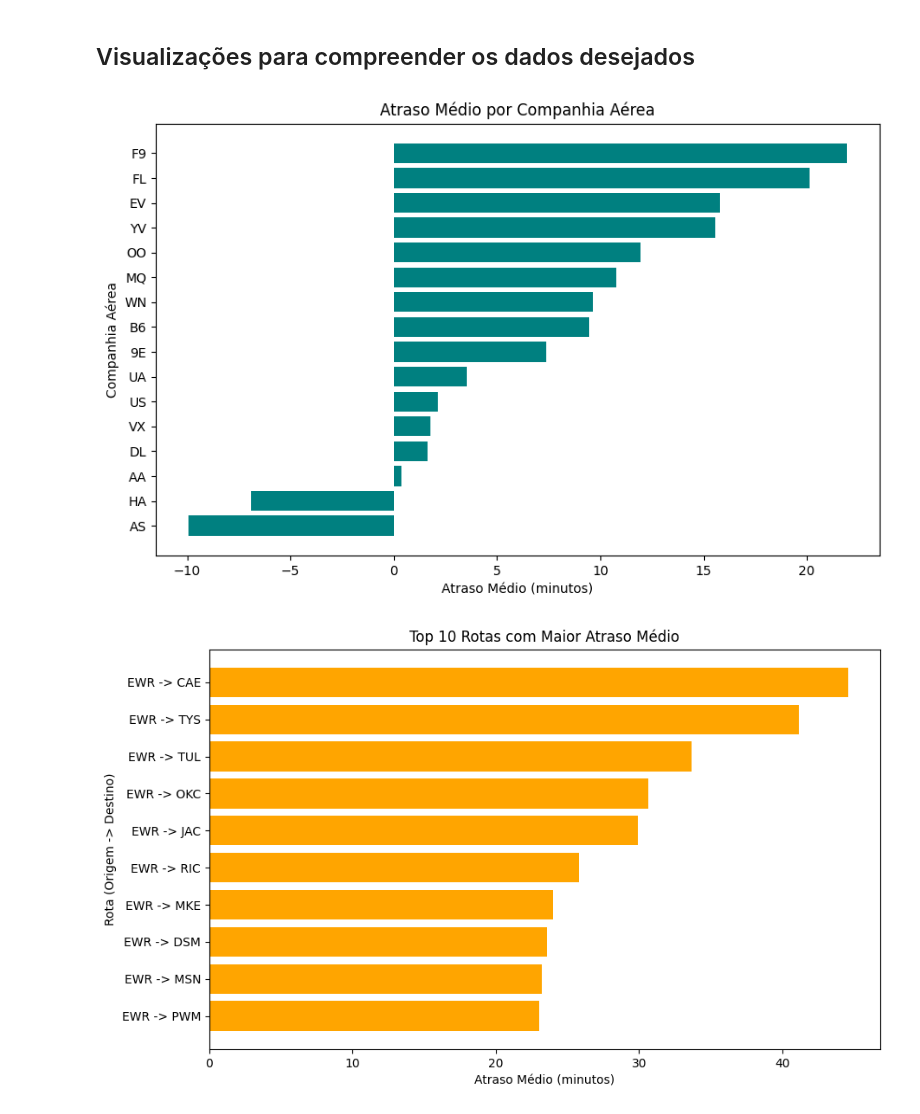
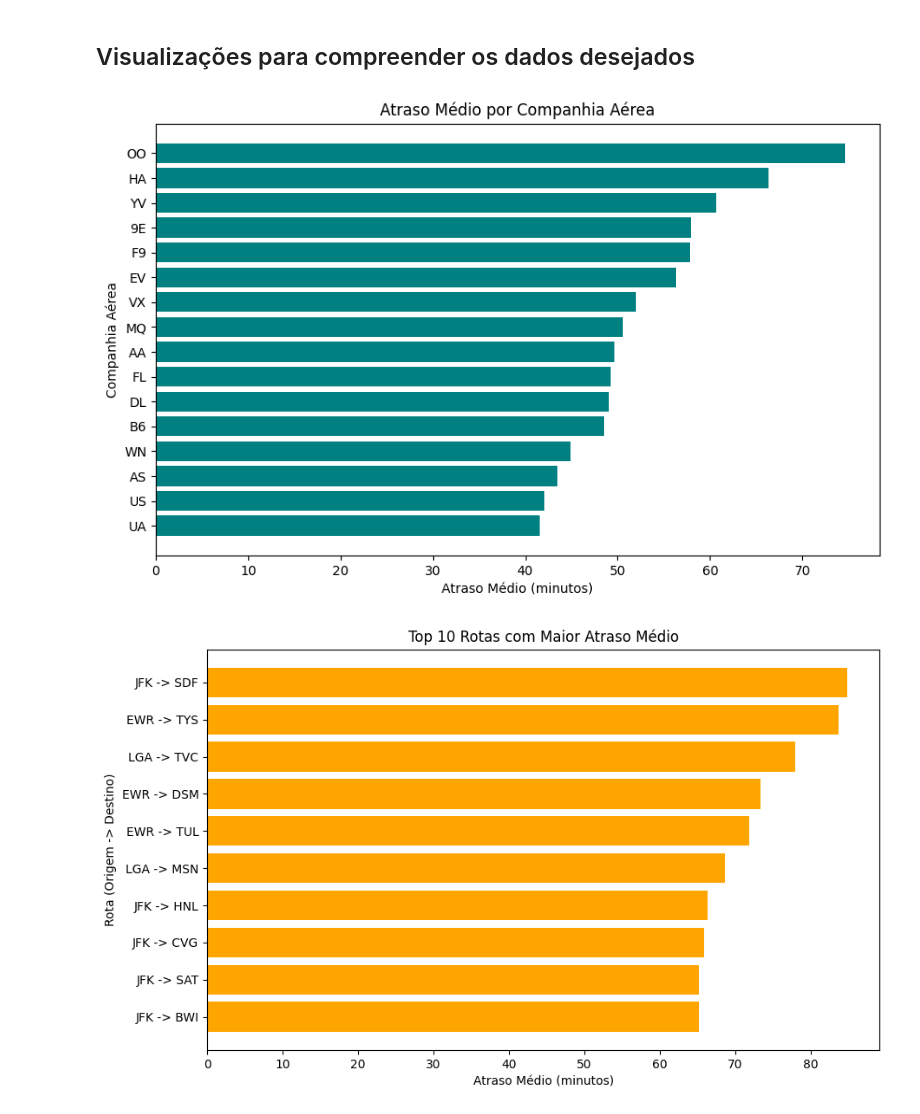
Before and after one commit to luigi-lago/Analise-Exploratoria-Atrasos, a Jupyter notebook: Notebooks/analise_exploratoria.ipynb, the cells around one changed output. Saved outputs shown, nothing was run; the diff lists cells and outputs as text; code cells hidden in the pictures.

```diff
--- a/Notebooks/analise_exploratoria.ipynb
+++ b/Notebooks/analise_exploratoria.ipynb
@@ -43,0 +46,9 @@ df.head()
+# %%
+# Removendo valores nulos
+df_cleaned = df.dropna()
+
+# Removendo valores negativos de todas as colunas numéricas
+df_cleaned = df_cleaned[(df_cleaned.select_dtypes(include=['number']) >= 0).all(1)]
+
+# Confirmando a limpeza, mostrando a quantidade de linhas após a limpeza
+df_cleaned.shape
@@ -53,14 +66,14 @@ Para determinar quais companhias aéreas registram mais atrasos, será analisado
 # Contagem de voos, média e soma de atrasos por companhia:
 
 # Gerando uma análise dos atrasos por companhia aérea:
-atrasos_por_companhia = df.groupby('carrier')['arr_delay'].agg(['mean', 'count', 'sum']).reset_index()
+atrasos_por_companhia = df_cleaned.groupby('carrier')['arr_delay'].agg(['mean', 'count', 'sum']).reset_index()
 # Renomeando as colunas para facilitar a leitura:
 atrasos_por_companhia.columns = ['Companhia', 'Atraso_Medio', 'Total_Voos', 'Soma_Atrasos']
 
 # Filtrando companhias com maiores atrasos:
 atrasos_por_companhia = atrasos_por_companhia.sort_values(by='Atraso_Medio', ascending=False)
 
-# Exibindo as 5 primeiras linhas:
+# Exibindo as 5 primeiras linhas - atrasos por companhia aérea:
 atrasos_por_companhia.head()
 # %% [output]
 |  | Companhia | Atraso_Medio | Total_Voos | Soma_Atrasos |
@@ -89,14 +115,14 @@ Verificar se as rotas (origem e destino) e os tipos de aeronave (número da caud
 # Agrupando por rota (origem e destino) e por aeronave (número da cauda) para calcular o atraso médio:
 
 # Atraso médio por rota (origem e destino)
-atraso_por_rota = df.groupby(['origin', 'dest'])['arr_delay'].mean().reset_index()
+atraso_por_rota = df_cleaned.groupby(['origin', 'dest'])['arr_delay'].mean().reset_index()
 # Renomeando as colunas para facilitar a leitura:
 atraso_por_rota.columns = ['Origem', 'Destino', 'Atraso_Medio']
 # Colocando em ordem decrescente:
 atraso_por_rota = atraso_por_rota.sort_values(by='Atraso_Medio', ascending=False)
 
 # Atraso médio por aeronave (tailnum)
-atraso_por_aeronave = df.groupby('tailnum')['arr_delay'].mean().reset_index()
+atraso_por_aeronave = df_cleaned.groupby('tailnum')['arr_delay'].mean().reset_index()
 # Renomeando as colunas para facilitar a leitura:
 atraso_por_aeronave.columns = ['Numero_Aeronave', 'Atraso_Medio']
 # Colocando em ordem decrescente:
@@ -149,19 +193,19 @@ Para identificar padrões ou tendências:
 # Calculando a média de atraso por mês, dia e por hora do dia:
 
 # Atrasos por mês:
-atraso_por_mes = df.groupby('month')['arr_delay'].mean().reset_index()
+atraso_por_mes = df_cleaned.groupby('month')['arr_delay'].mean().reset_index()
 # Renomeando as colunas para facilitar a leitura:
 atraso_por_mes.columns = ['Mes', 'Atraso_Medio']
 atraso_por_mes = atraso_por_mes.sort_values(by='Atraso_Medio', ascending=False)
 
 # Atrasos por dia do mês:
-atraso_por_dia = df.groupby('day')['arr_delay'].mean().reset_index()
+atraso_por_dia = df_cleaned.groupby('day')['arr_delay'].mean().reset_index()
 # Renomeando as colunas para facilitar a leitura:
 atraso_por_dia.columns = ['Dia', 'Atraso_Medio']
 atraso_por_dia = atraso_por_dia.sort_values(by='Atraso_Medio', ascending=False)
 
 # Atrasos por hora do dia:
-atraso_por_hora = df.groupby('hour')['arr_delay'].mean().reset_index()
+atraso_por_hora = df_cleaned.groupby('hour')['arr_delay'].mean().reset_index()
 # Renomeando as colunas para facilitar a leitura:
 atraso_por_hora.columns = ['Hora', 'Atraso_Medio']
 atraso_por_hora = atraso_por_hora.sort_values(by='Atraso_Medio', ascending=False)
@@ -217,7 +273,7 @@ Os atrasos variam significativamente conforme o horário do dia:
 # %% [markdown]
 ## Visualizações para compreender os dados desejados
 # %%
-data = df.copy()
+data = df_cleaned.copy()
 
 # 1. Gráfico: Atrasos por Companhia Aérea
 plt.figure(figsize=(10, 6))
@@ -251,32 +307,32 @@ plt.show()
 # 4. Gráfico: Atraso Médio por Mês
 plt.figure(figsize=(10, 6))
 plt.bar(atraso_por_mes['Mes'].astype(str), atraso_por_mes['Atraso_Medio'], color='teal')
 plt.xlabel('Mês')
 plt.ylabel('Atraso Médio (minutos)')
 plt.title('Atraso Médio por Mês')
 plt.xticks(rotation=45)
 plt.grid(True)
 plt.show()
 
 # 5. Gráfico: Atraso Médio por Dia do Mês
 plt.figure(figsize=(10, 6))
 plt.bar(atraso_por_dia['Dia'].astype(str), atraso_por_dia['Atraso_Medio'], color='orange')
 plt.xlabel('Dia do Mês')
 plt.ylabel('Atraso Médio (minutos)')
 plt.title('Atraso Médio por Dia do Mês')
 plt.xticks(rotation=45)
 plt.grid(True)
 plt.show()
 
 # 6. Gráfico: Atraso Médio por Hora do Dia
 plt.figure(figsize=(10, 6))
 plt.bar(atraso_por_hora['Hora'].astype(str), atraso_por_hora['Atraso_Medio'], color='purple')
 plt.xlabel('Hora do Dia')
 plt.ylabel('Atraso Médio (minutos)')
 plt.title('Atraso Médio por Hora do Dia')
 plt.xticks(rotation=45)
 plt.grid(True)
 plt.show()
 # %% [output]
-[figure, old version]
+[figure, new version]
-[figure, old version]
+[figure, new version]
```
Also changed, not shown: parts of 16 cells of this notebook.
